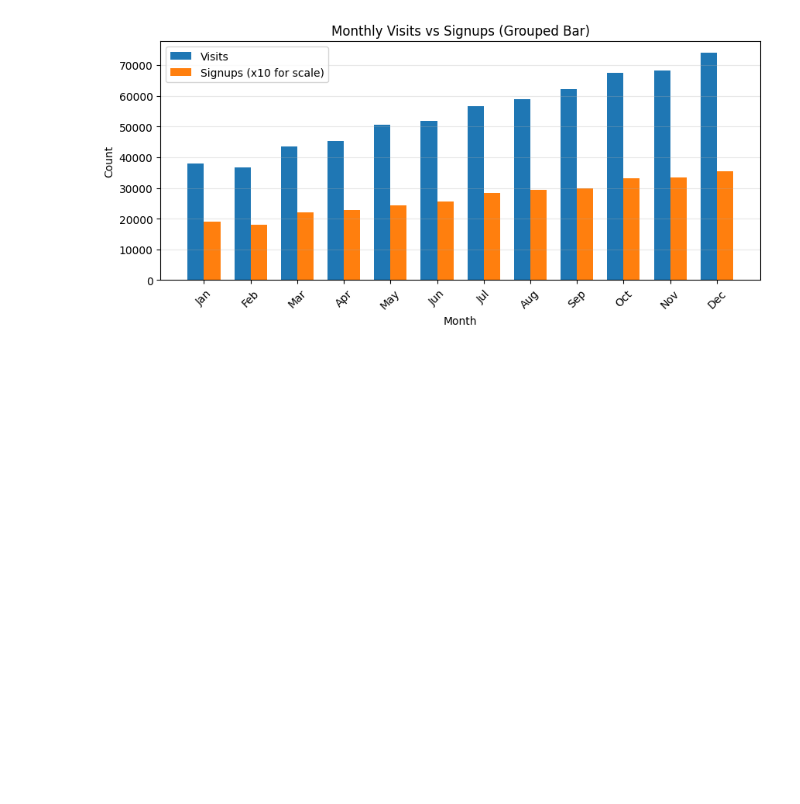
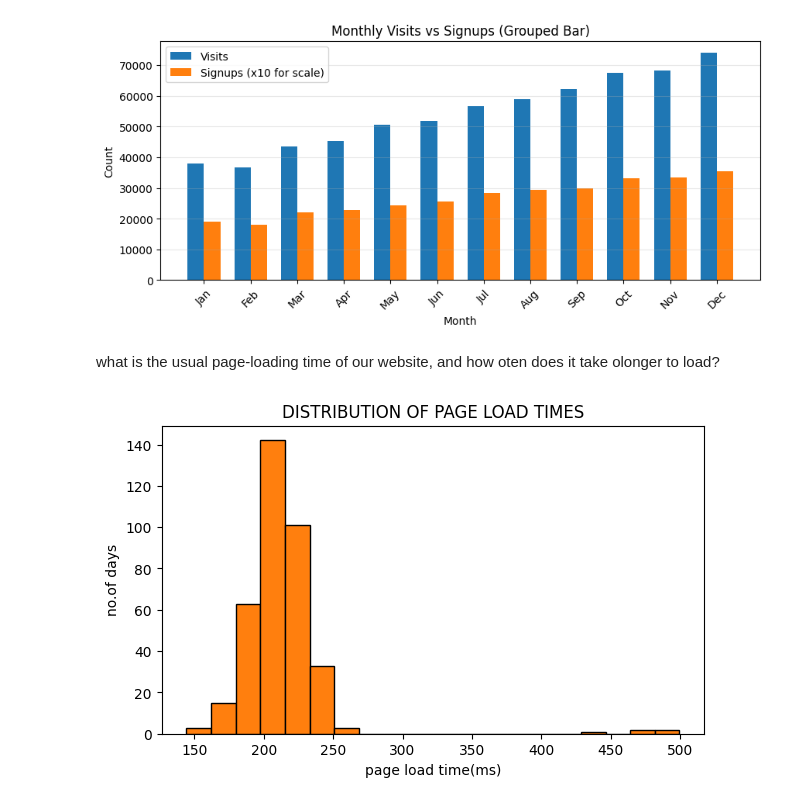
Before and after one commit to Nuthana1234/Calibo_assignment_practice, a Jupyter notebook: Data_Visualization_with__matplotlib_30_9_2026.ipynb, the cells around one changed output. Saved outputs shown, nothing was run; the diff lists cells and outputs as text; code cells hidden in the pictures; blank space fills up the shorter version.

```diff
--- a/Data_Visualization_with__matplotlib_30_9_2026.ipynb
+++ b/Data_Visualization_with__matplotlib_30_9_2026.ipynb
@@ -192,3 +192,23 @@ plt.grid(axis="y", alpha=0.3)
 plt.show()
 # %% [output]
 [figure]
+# %% [markdown]
+what is the usual page-loading time of our website, and how oten does it take olonger to load?
+# %%
+import matplotlib.pyplot as plt
+
+# Set the figure size
+plt.figure(figsize=(7, 4))
+
+# Pass the dataframe column first, then the remaining plot styling arguments
+plt.hist(df["page_load_ms"], bins=20, color="tab:orange", edgecolor="black")
+
+# Add titles and labels
+plt.title("DISTRIBUTION OF PAGE LOAD TIMES")
+plt.xlabel("page load time(ms)")
+plt.ylabel("no.of days")
+
+# Render the plot
+plt.show()
+# %% [output]
+[figure, added]
```
Also changed, not shown: parts of 23 cells of this notebook.
